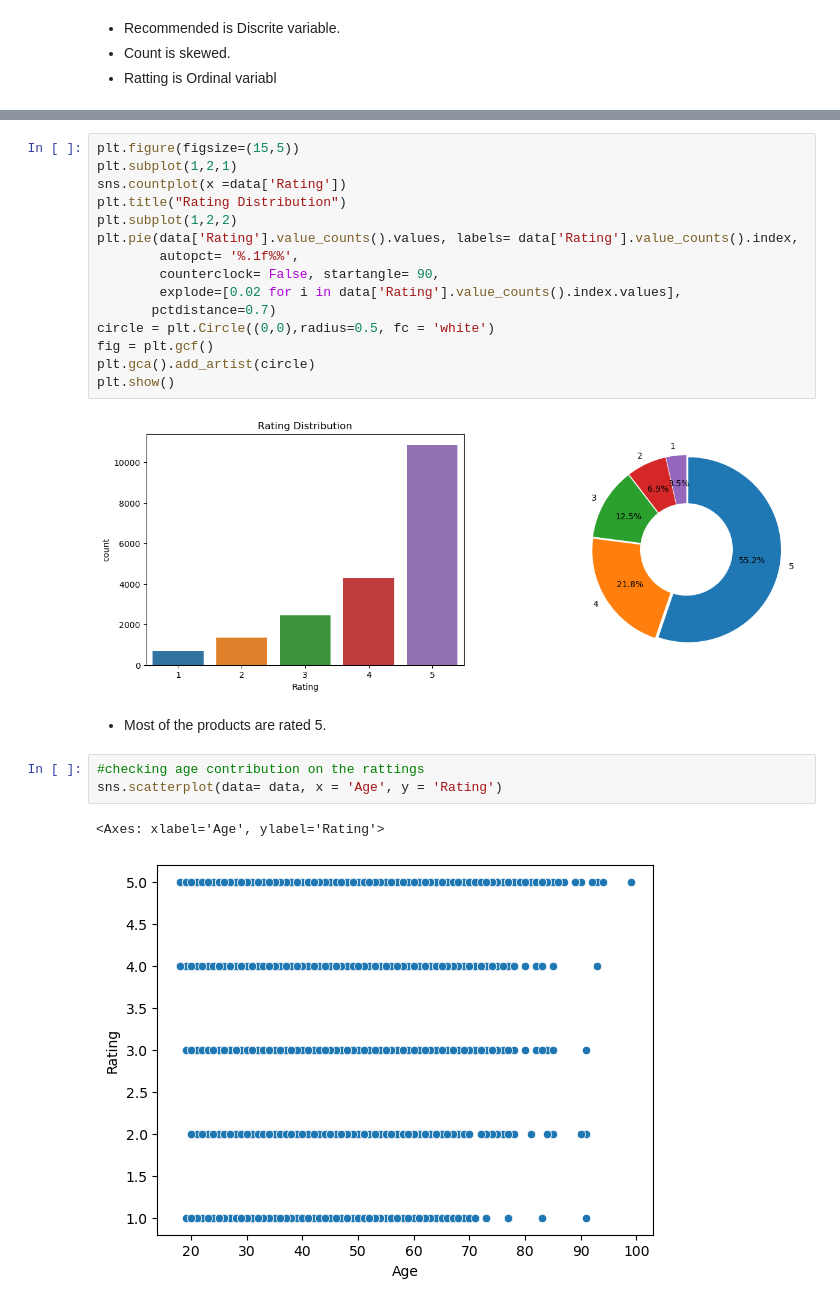
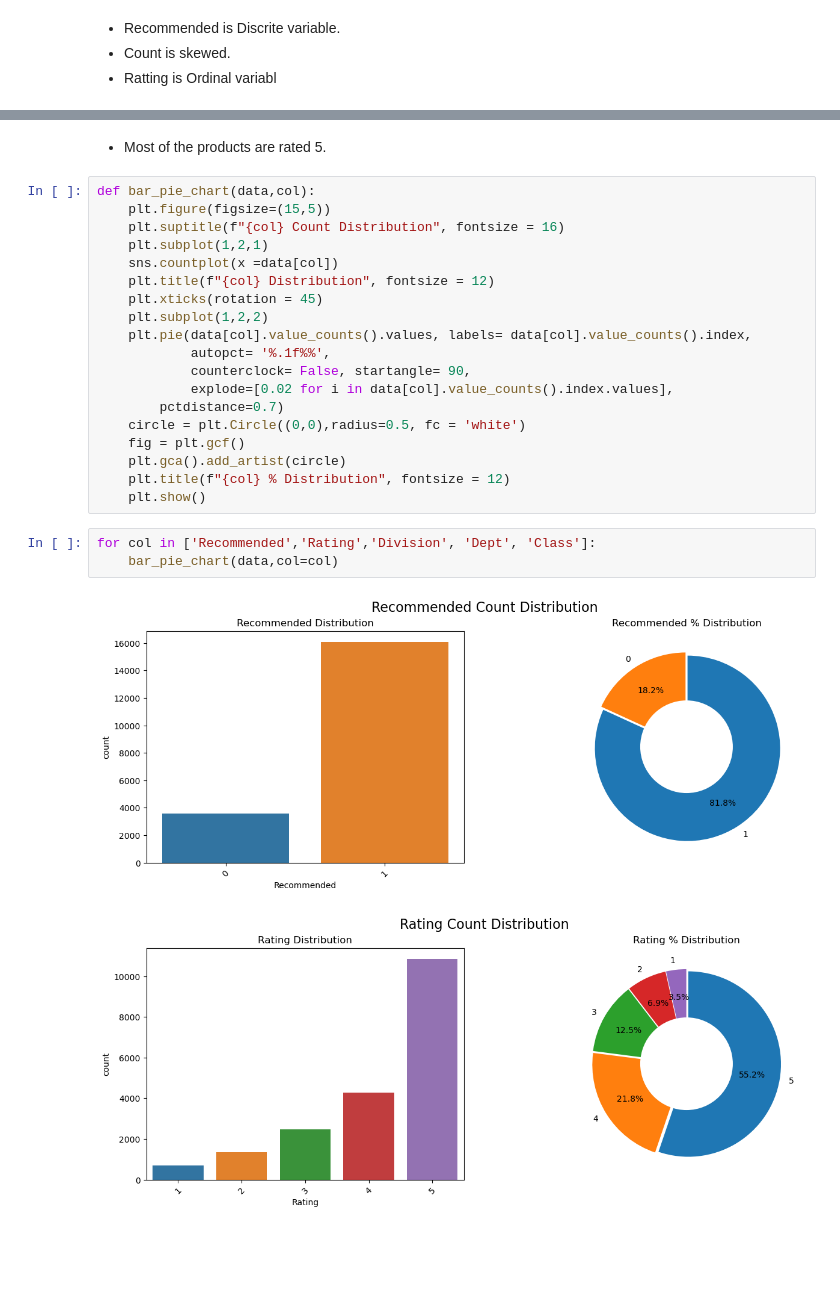
Before and after one commit to SayanGhosh1489/Women_Clothing_Review, a Jupyter notebook: Women_clothing_review_EDA_ML_model.ipynb, the cells around one changed output, grey strips where cells are left out. Cells and saved outputs as stored; diff of their text form; blank space fills up the shorter version.

Commit message:
new graphs added

```diff
--- a/Women_clothing_review_EDA_ML_model.ipynb
+++ b/Women_clothing_review_EDA_ML_model.ipynb
@@ -156,25 +140,27 @@ plt.show()
-# %%
-plt.figure(figsize=(15,5))
-plt.subplot(1,2,1)
-sns.countplot(x =data['Rating'])
-plt.title("Rating Distribution")
-plt.subplot(1,2,2)
-plt.pie(data['Rating'].value_counts().values, labels= data['Rating'].value_counts().index,
-        autopct= '%.1f%%',
-        counterclock= False, startangle= 90,
-        explode=[0.02 for i in data['Rating'].value_counts().index.values],
-       pctdistance=0.7)
-circle = plt.Circle((0,0),radius=0.5, fc = 'white')
-fig = plt.gcf()
-plt.gca().add_artist(circle)
-plt.show()
-# %% [output]
-[figure, removed]
 # %% [markdown]
 - Most of the products are rated 5.
 # %%
-#checking age contribution on the rattings
-sns.scatterplot(data= data, x = 'Age', y = 'Rating')
+def bar_pie_chart(data,col):
+    plt.figure(figsize=(15,5))
+    plt.suptitle(f"{col} Count Distribution", fontsize = 16)
+    plt.subplot(1,2,1)
+    sns.countplot(x =data[col])
+    plt.title(f"{col} Distribution", fontsize = 12)
+    plt.xticks(rotation = 45)
+    plt.subplot(1,2,2)
+    plt.pie(data[col].value_counts().values, labels= data[col].value_counts().index,
+            autopct= '%.1f%%',
+            counterclock= False, startangle= 90,
+            explode=[0.02 for i in data[col].value_counts().index.values],
+        pctdistance=0.7)
+    circle = plt.Circle((0,0),radius=0.5, fc = 'white')
+    fig = plt.gcf()
+    plt.gca().add_artist(circle)
+    plt.title(f"{col} % Distribution", fontsize = 12)
+    plt.show()
-# %% [output]
-<Axes: xlabel='Age', ylabel='Rating'>
-[figure, removed]
+# %%
+for col in ['Recommended','Rating','Division', 'Dept', 'Class']:
+    bar_pie_chart(data,col=col)
+# %% [output]
+[figure, added]
+[figure, added]
```
Also changed, not shown: parts of 4 cells of this notebook.
